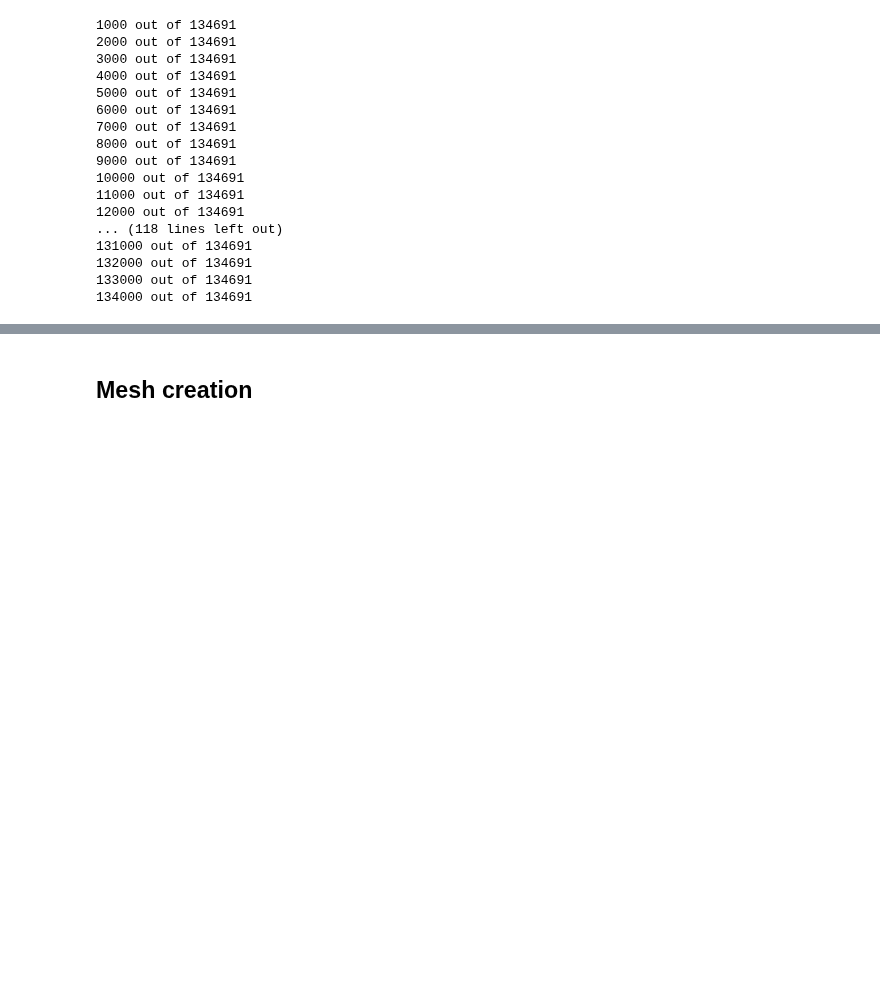
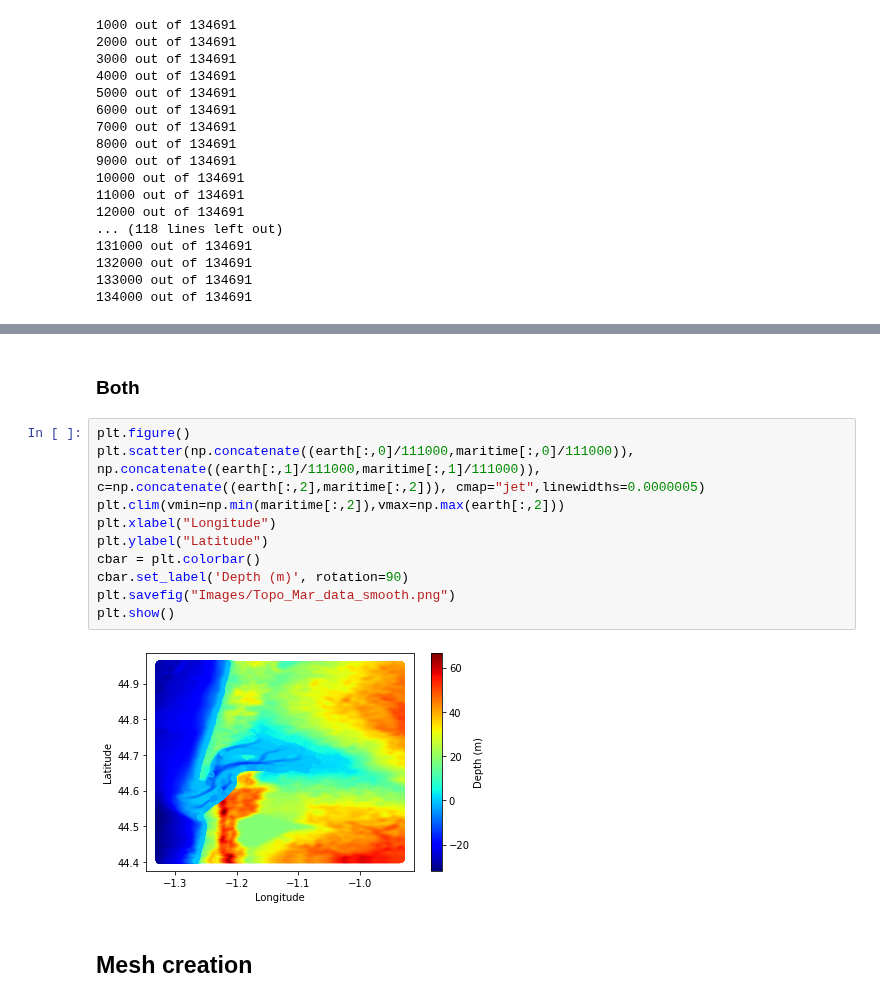
Before and after one commit to LawsonOliveira/Tsunami, a Jupyter notebook: processed_data/Mesh/Mesh_generator.ipynb, the cells around one changed output, grey strips where cells are left out. Drawn from its saved outputs; the diff is of its cells as text; blank space fills up the shorter version.

```diff
--- a/processed_data/Mesh/Mesh_generator.ipynb
+++ b/processed_data/Mesh/Mesh_generator.ipynb
@@ -149,3 +191,17 @@ points=smooth_grid(points,50)
+# %% [markdown]
+### Both
+# %%
+plt.figure()
+plt.scatter(np.concatenate((earth[:,0]/111000,maritime[:,0]/111000)), np.concatenate((earth[:,1]/111000,maritime[:,1]/111000)), c=np.concatenate((earth[:,2],maritime[:,2])), cmap="jet",linewidths=0.0000005)
+plt.clim(vmin=np.min(maritime[:,2]),vmax=np.max(earth[:,2]))
+plt.xlabel("Longitude")
+plt.ylabel("Latitude")
+cbar = plt.colorbar()
+cbar.set_label('Depth (m)', rotation=90)
+plt.savefig("Images/Topo_Mar_data_smooth.png")
+plt.show()
+# %% [output]
+[figure, added]
 # %% [markdown]
 ## Mesh creation
 # %%
```
Also changed, not shown: parts of 13 cells of this notebook, 19 other files.
